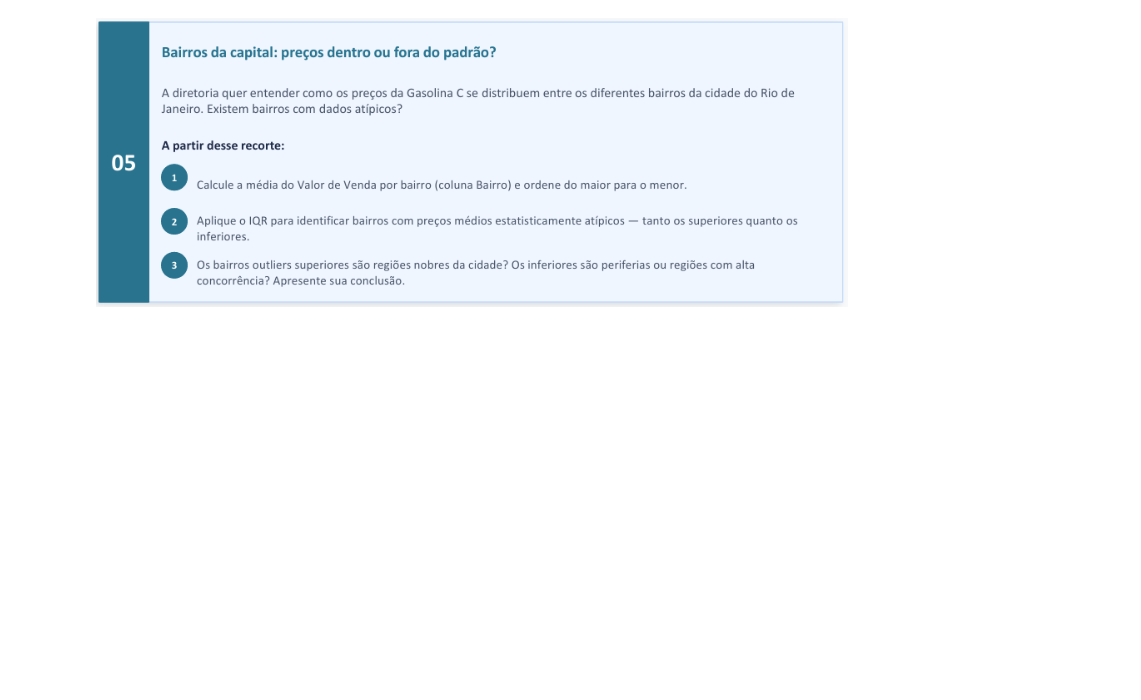
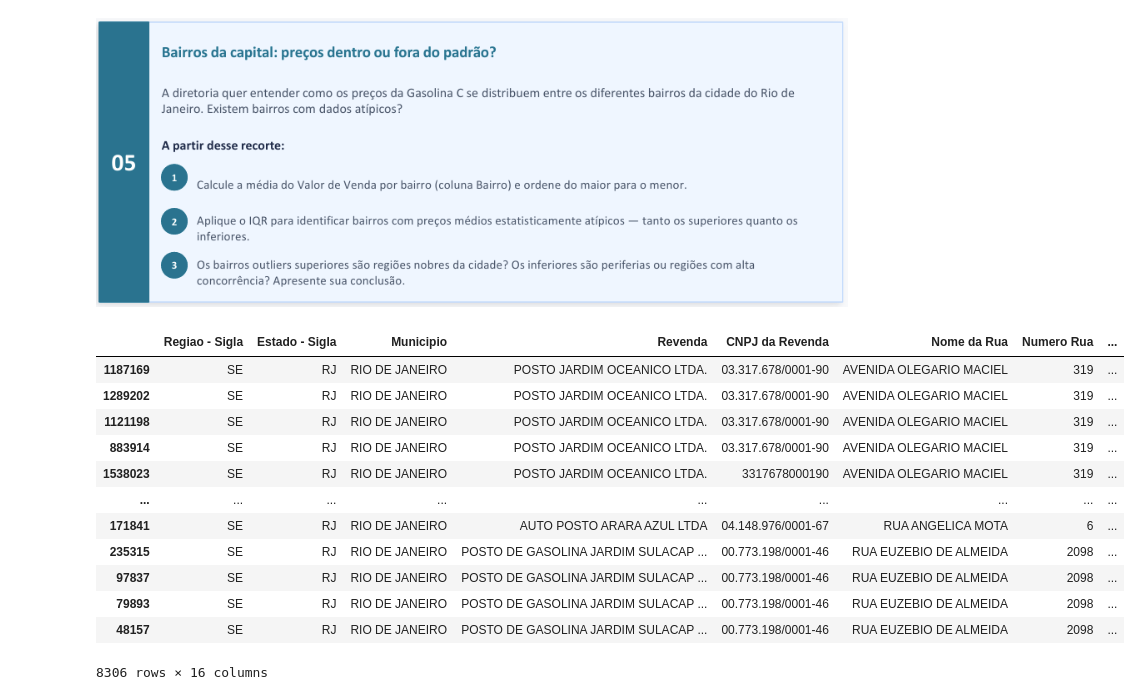
Before and after one commit to reboucasicaro-del/SENAC_DADOS_CASSIO, a Jupyter notebook: arq_04_mini_projeto.ipynb, the cells around one changed output. Saved outputs shown, nothing was run; the diff lists cells and outputs as text; code cells hidden in the pictures; blank space fills up the shorter version.

```diff
--- a/arq_04_mini_projeto.ipynb
+++ b/arq_04_mini_projeto.ipynb
@@ -143,3 +146,23 @@ plt.show()
 [figure]
 # %% [markdown]
 ![image.png](attachment:image.png)
+# %%
+df_capital_rj = df_produto.loc[df_produto['Municipio'] == 'RIO DE JANEIRO']
+
+df_capital_rj.sort_values(by='Valor de Venda', ascending=False, inplace=True)
+
+df_capital_rj
+# %% [output]
+|  | Regiao - Sigla | Estado - Sigla | Municipio | Revenda | CNPJ da Revenda | Nome da Rua | Numero Rua | ... |
+| 1187169 | SE | RJ | RIO DE JANEIRO | POSTO JARDIM OCEANICO LTDA. | 03.317.678/0001-90 | AVENIDA OLEGARIO MACIEL | 319 | ... |
+| 1289202 | SE | RJ | RIO DE JANEIRO | POSTO JARDIM OCEANICO LTDA. | 03.317.678/0001-90 | AVENIDA OLEGARIO MACIEL | 319 | ... |
+| 1121198 | SE | RJ | RIO DE JANEIRO | POSTO JARDIM OCEANICO LTDA. | 03.317.678/0001-90 | AVENIDA OLEGARIO MACIEL | 319 | ... |
+| 883914 | SE | RJ | RIO DE JANEIRO | POSTO JARDIM OCEANICO LTDA. | 03.317.678/0001-90 | AVENIDA OLEGARIO MACIEL | 319 | ... |
+| 1538023 | SE | RJ | RIO DE JANEIRO | POSTO JARDIM OCEANICO LTDA. | 3317678000190 | AVENIDA OLEGARIO MACIEL | 319 | ... |
+| ... | ... | ... | ... | ... | ... | ... | ... | ... |
+| 171841 | SE | RJ | RIO DE JANEIRO | AUTO POSTO ARARA AZUL LTDA | 04.148.976/0001-67 | RUA ANGELICA MOTA | 6 | ... |
+| 235315 | SE | RJ | RIO DE JANEIRO | POSTO DE GASOLINA JARDIM SULACAP ... | 00.773.198/0001-46 | RUA EUZEBIO DE ALMEIDA | 2098 | ... |
+| 97837 | SE | RJ | RIO DE JANEIRO | POSTO DE GASOLINA JARDIM SULACAP ... | 00.773.198/0001-46 | RUA EUZEBIO DE ALMEIDA | 2098 | ... |
+| 79893 | SE | RJ | RIO DE JANEIRO | POSTO DE GASOLINA JARDIM SULACAP ... | 00.773.198/0001-46 | RUA EUZEBIO DE ALMEIDA | 2098 | ... |
+| 48157 | SE | RJ | RIO DE JANEIRO | POSTO DE GASOLINA JARDIM SULACAP ... | 00.773.198/0001-46 | RUA EUZEBIO DE ALMEIDA | 2098 | ... |
+8306 rows × 16 columns
```
Also changed, not shown: parts of 8 cells of this notebook.
